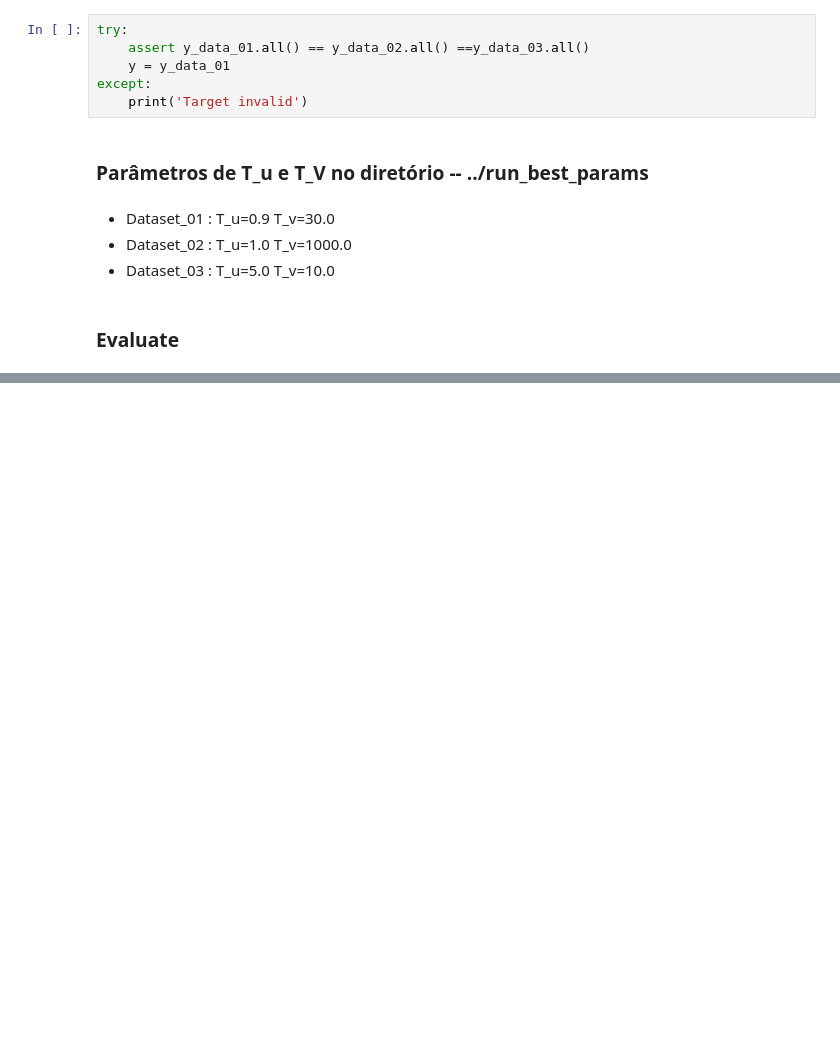
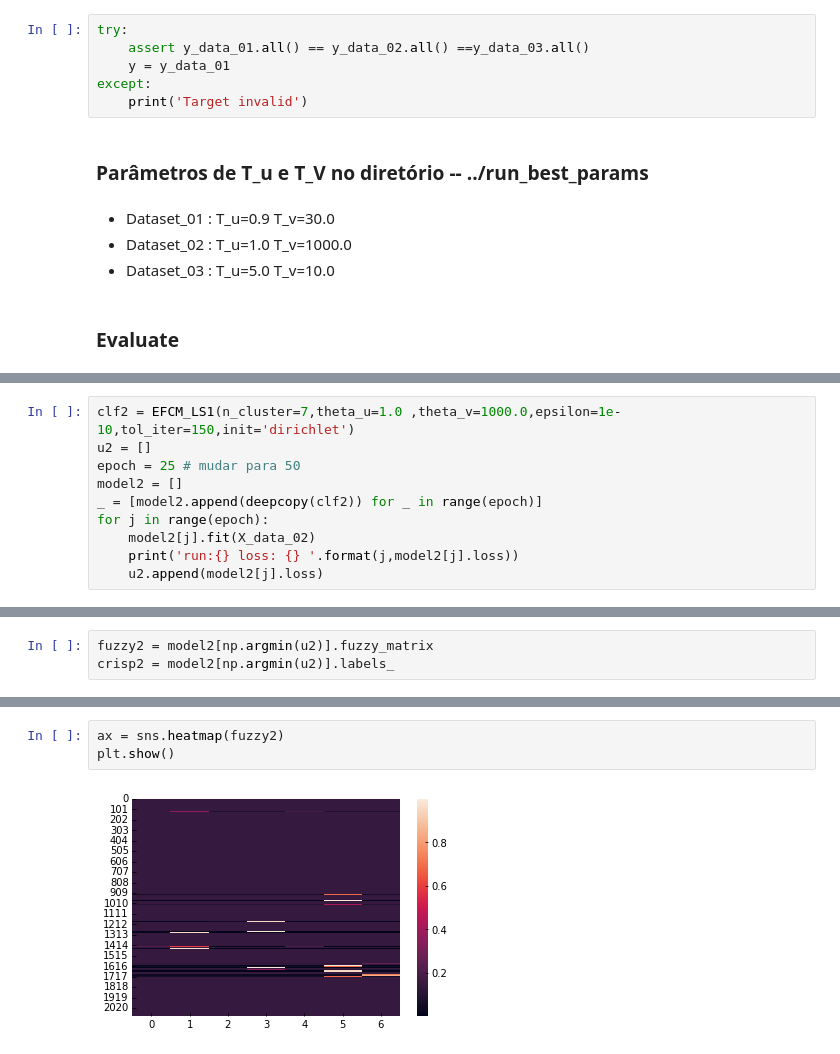
Before and after one commit to mateuscsc/ML_Project_CIN, a Jupyter notebook: code/notebooks/EFCM_LS1.ipynb, the cells around one changed output, grey strips where cells are left out. Saved outputs shown, nothing was run; the diff lists cells and outputs as text; blank space fills up the shorter version.

```diff
--- a/code/notebooks/EFCM_LS1.ipynb
+++ b/code/notebooks/EFCM_LS1.ipynb
@@ -178,0 +156,10 @@ plt.plot(model[np.argmin(u)].loss_history)
+# %%
+clf2 = EFCM_LS1(n_cluster=7,theta_u=1.0 ,theta_v=1000.0,epsilon=1e-10,tol_iter=150,init='dirichlet')
+u2 = []
+epoch = 25 # mudar para 50
+model2 = []
+_ = [model2.append(deepcopy(clf2)) for _ in range(epoch)]
+for j in range(epoch):
+    model2[j].fit(X_data_02)
+    print('run:{} loss: {} '.format(j,model2[j].loss))
+    u2.append(model2[j].loss)
@@ -178,0 +184,3 @@ plt.plot(model[np.argmin(u)].loss_history)
+# %%
+fuzzy2 = model2[np.argmin(u2)].fuzzy_matrix
+crisp2 = model2[np.argmin(u2)].labels_
@@ -178,0 +197,5 @@ plt.plot(model[np.argmin(u)].loss_history)
+# %%
+ax = sns.heatmap(fuzzy2)
+plt.show()
+# %% [output]
+[figure, added]
```
Also changed, not shown: parts of 40 cells of this notebook, 6 other files.
